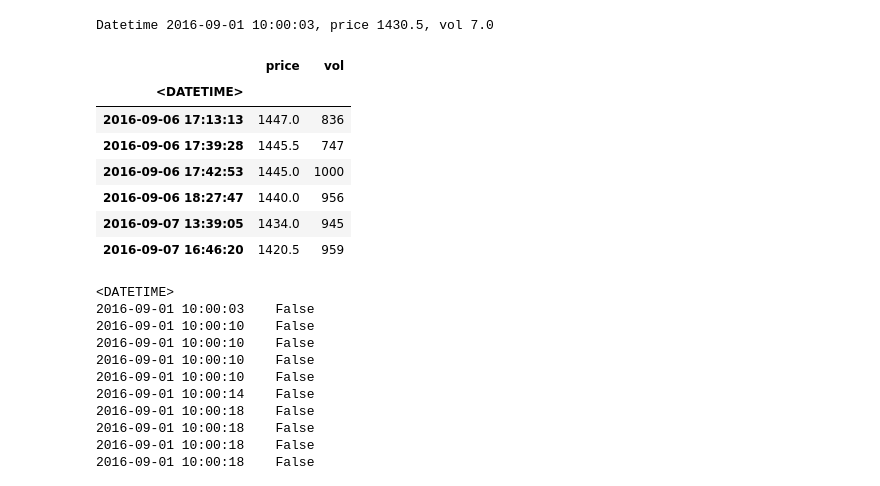
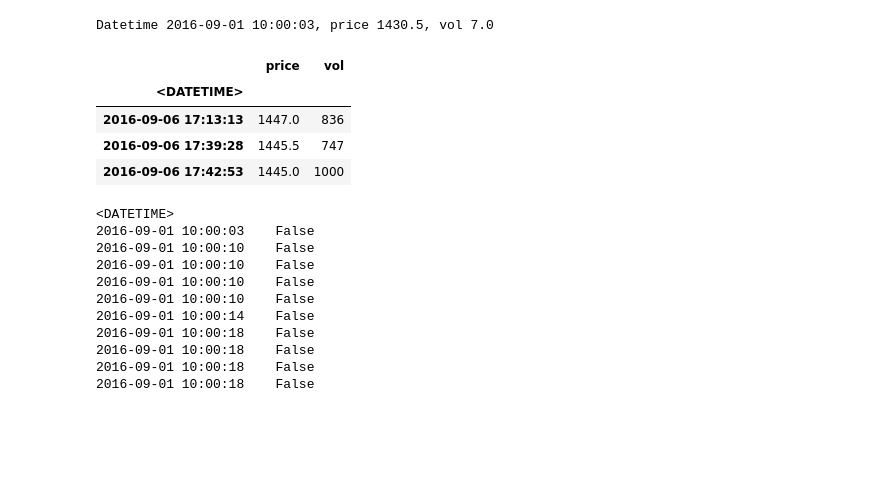
Before and after one commit to poldnev/jupyter-notebooks, a Jupyter notebook: finam-2.ipynb, the cells around one changed output. Cells and saved outputs as stored; diff of their text form; code cells hidden in the pictures; blank space fills up the shorter version.

```diff
--- a/finam-2.ipynb
+++ b/finam-2.ipynb
@@ -527,7 +539,11 @@ data.head(5)
 | 3 | YNDX | 0 | 20160901 | 100010 | 1431.0 | 9 |
 | 4 | YNDX | 0 | 20160901 | 100010 | 1430.5 | 6 |
 # %%
-data = pd.read_csv(filename, parse_dates={'<DATETIME>': ['<DATE>', '<TIME>']}, index_col='<DATETIME>')
+data = pd.read_csv(
+    filename,
+    parse_dates={'<DATETIME>': ['<DATE>', '<TIME>']},
+    index_col='<DATETIME>'
+)
 data.head(5)
 # %% [output]
 |  | <TICKER> | <PER> | <LAST> | <VOL> |
@@ -614,16 +632,13 @@ for i, row in data.iterrows():
 # %% [output]
 Datetime 2016-09-01 10:00:03, price 1430.5, vol 7.0
 # %%
-data[data.vol > 700]
+data[(data.vol > 700) & (data.price > 1440)]
 # %% [output]
 |  | price | vol |
 | <DATETIME> |  |  |
 | 2016-09-06 17:13:13 | 1447.0 | 836 |
 | 2016-09-06 17:39:28 | 1445.5 | 747 |
 | 2016-09-06 17:42:53 | 1445.0 | 1000 |
-| 2016-09-06 18:27:47 | 1440.0 | 956 |
-| 2016-09-07 13:39:05 | 1434.0 | 945 |
-| 2016-09-07 16:46:20 | 1420.5 | 959 |
 # %%
 data.vol > 700
 # %% [output]
```
Also changed, not shown: parts of 20 cells of this notebook, 1 other file.
